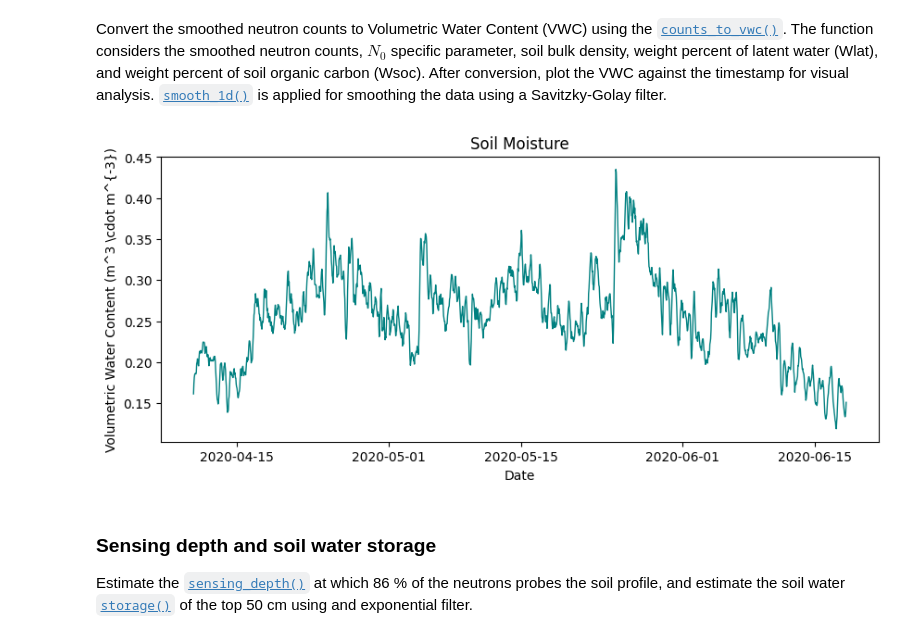
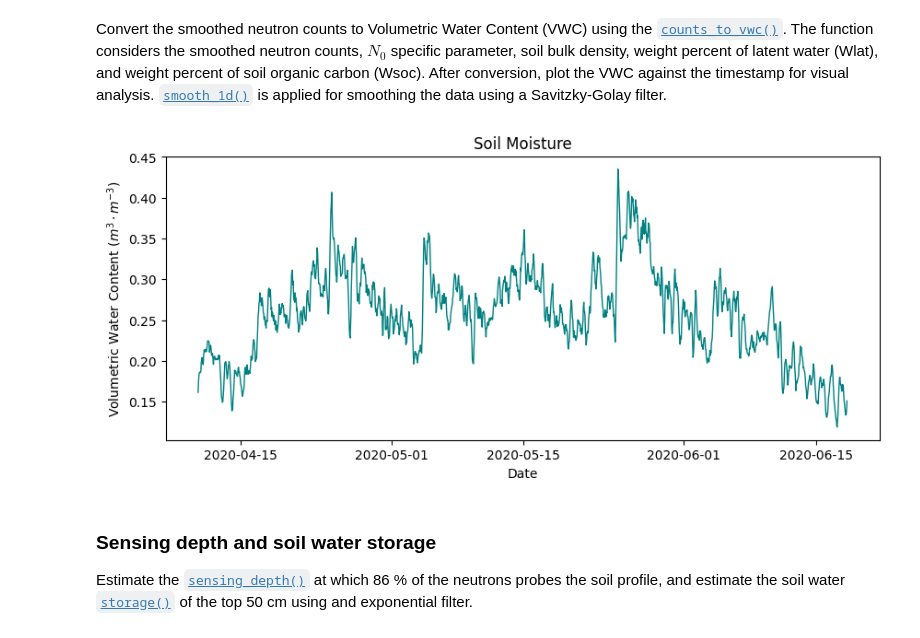
Before and after one commit to soilwater/crnpy, a Jupyter notebook: docs/examples/stationary/example_RDT_station.ipynb, the cells around one changed output. Saved outputs shown, nothing was run; the diff lists cells and outputs as text; code cells hidden in the pictures.

```diff
--- a/docs/examples/stationary/example_RDT_station.ipynb
+++ b/docs/examples/stationary/example_RDT_station.ipynb
@@ -182,20 +182,20 @@ df['VWC'] = crnpy.smooth_1d(df['VWC'], window=11, order=3, method="savitzky_gola
 # %%
 # Plot the obtained time series of volumetric water content
 # Create a new figure and plot the data
 fig, ax = plt.subplots(figsize=(10, 4))  # Set the figure size
 ax.plot(df['timestamp'], df['VWC'], color='teal', linewidth=1.0)
 
 # Set the labels for the x-axis and y-axis
 ax.set_xlabel("Date")
-ax.set_ylabel(r"Volumetric Water Content (m^3 \cdot m^{-3})")
+ax.set_ylabel(r"Volumetric Water Content ($m^3 \cdot m^{-3}$)")
 
 # Set the title of the plot
 ax.set_title('Soil Moisture')
 
 # Show the plot
 plt.show()
 # %% [output]
-[figure, old version]
+[figure, new version]
 # %% [markdown]
 ### Sensing depth and soil water storage
 
```
Also changed, not shown: parts of 1 cell of this notebook, 3 other files.
